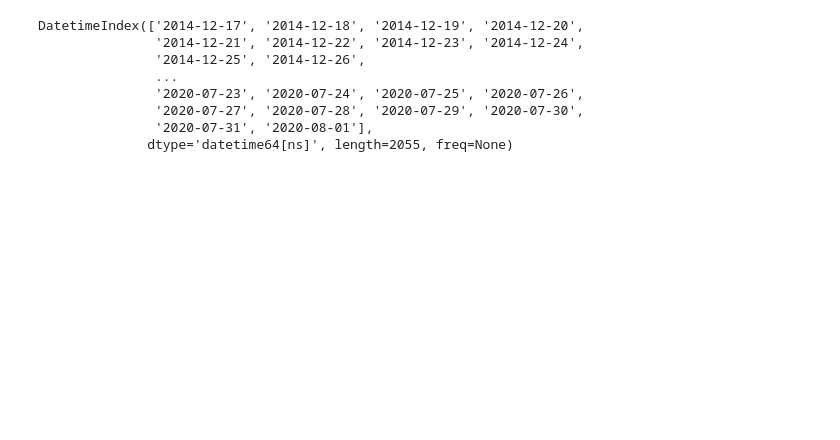
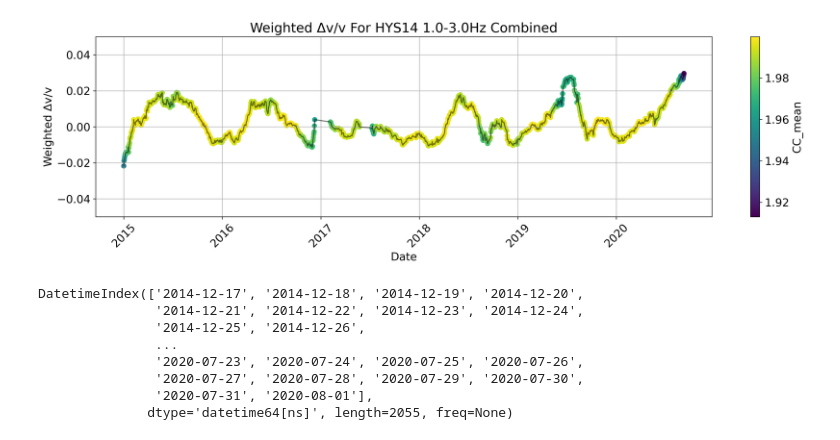
Before and after one commit to MaleenKidiwela/AmbientNoiseOOI, a Jupyter notebook: src/Plotting.ipynb, the cells around one changed output. Cells and saved outputs as stored; diff of their text form; code cells hidden in the pictures; blank space fills up the shorter version.

```diff
--- a/src/Plotting.ipynb
+++ b/src/Plotting.ipynb
@@ -61,3 +57,95 @@ plt.show()
+# %%
+# import pandas as pd
+import numpy as np
+import matplotlib.pyplot as plt
+import matplotlib.colors as mcolors
+import matplotlib.cm as cm
+
+
+# Define the paths to your CSV files
+file_paths = [
+    '14_60daystack_1p0to3p0 positiveZE 515svd7x.csv',
+    '14_60daystack_1p0to3p0 negativeZE 155svd7x.csv',
+]
+
+# Predefined array with multipliers (-1 or +1)
+multipliers = [1,1, -1, 1, -1, -1]
+
+dataframes = []
+for path, multiplier in zip(file_paths, multipliers):
+    df = pd.read_csv(path)
+    df['DVT'] *= multiplier  # Apply the multiplier to the DVT column
+    dataframes.append(df)
+
+# Parse timestamps and set them as the index
+for df in dataframes:
+    df['T'] = pd.to_datetime(df['T'])
+    df.set_index('T', inplace=True)
+
+
+
+# Create a unified time index from the union of all timestamps in the dataframes
+unified_index = pd.to_datetime(sorted(set.union(*(set(df.index) for df in dataframes))))
+
+# Interpolate data for each dataframe to match the unified index
+interpolated_dfs = [df.reindex(unified_index).interpolate() for df in dataframes]
+
+# Define the date range to exclude
+start_date = pd.to_datetime("2017-04-25")
+end_date = pd.to_datetime("2017-06-08")
+
+# Exclude the specified date range
+for i in range(len(interpolated_dfs)):
+    interpolated_dfs[i] = interpolated_dfs[i].drop(interpolated_dfs[i].loc[start_date:end_date].index)
+
+start_date = pd.to_datetime("2016-11-10")
+end_date = pd.to_datetime("2017-01-05")
+
+# Exclude the specified date range
+for i in range(len(interpolated_dfs)):
+    interpolated_dfs[i] = interpolated_dfs[i].drop(interpolated_dfs[i].loc[start_date:end_date].index)
+
+# Calculate CC_mean using squared correlation coefficients for each time point
+CC_mean = sum(df['CCT']**2 for df in interpolated_dfs)
+
+# Calculate weighted Δu/u using squared CCT and DVT
+weighted_dvv = sum(df['CCT']**2 * df['DVT'] for df in interpolated_dfs) / CC_mean
+
+# Normalize CC_mean for coloring
+norm = mcolors.Normalize(vmin=CC_mean.min(), vmax=CC_mean.max())
+cmap = cm.viridis  # Can choose any available colormap
+
+# Create a DataFrame for the weighted Δv/v time series
+weighted_dvv_df = pd.DataFrame(weighted_dvv, columns=['Weighted Δv/v'])
+
+weighted_dvv_df.index = weighted_dvv_df.index + pd.DateOffset(days=30)
+
+# Plotting the weighted Δv/v time series with color-coded CC_mean
+plt.figure(figsize=(16, 5), dpi=300)
+# Scatter plot for individual markers with color coding
+sc = plt.scatter(weighted_dvv_df.index, weighted_dvv_df['Weighted Δv/v'], c=CC_mean, cmap=cmap, norm=norm, label='Weighted Δv/v')
+# Line plot to connect markers
+plt.plot(weighted_dvv_df.index, weighted_dvv_df['Weighted Δv/v'], 'k-', alpha=0.5)  # Adjust alpha for line transparency
+plt.colorbar(sc, label='CC_mean')
+# Adding a trend line
+z = np.polyfit(weighted_dvv_df.index.astype(np.int64), weighted_dvv_df['Weighted Δv/v'], 1)
+p = np.poly1d(z)
+#plt.plot(weighted_dvv_df.index, p(weighted_dvv_df.index.astype(np.int64)), "r--", label='Trend Line')
+plt.title('Weighted Δv/v For HYS14 1.0-3.0Hz Combined')
+plt.xlabel('Date')
+plt.ylim([-0.05,0.05])
+plt.ylabel('Weighted Δv/v')
+plt.grid(True)
+plt.rcParams.update({'font.size': 15})  # Increase font size
+#start_date = pd.to_datetime("2010-07-01")
+#end_date = pd.to_datetime("2024-03-01")
+
+#plt.xlim([start_date, end_date])
+plt.xticks(rotation=45)
+plt.tight_layout()
+plt.show()
+# %% [output]
+[figure, added]
 # %%
 weighted_dvv_df.index
 # %% [output]
```
Also changed, not shown: parts of 10 cells of this notebook, 21 other files.
